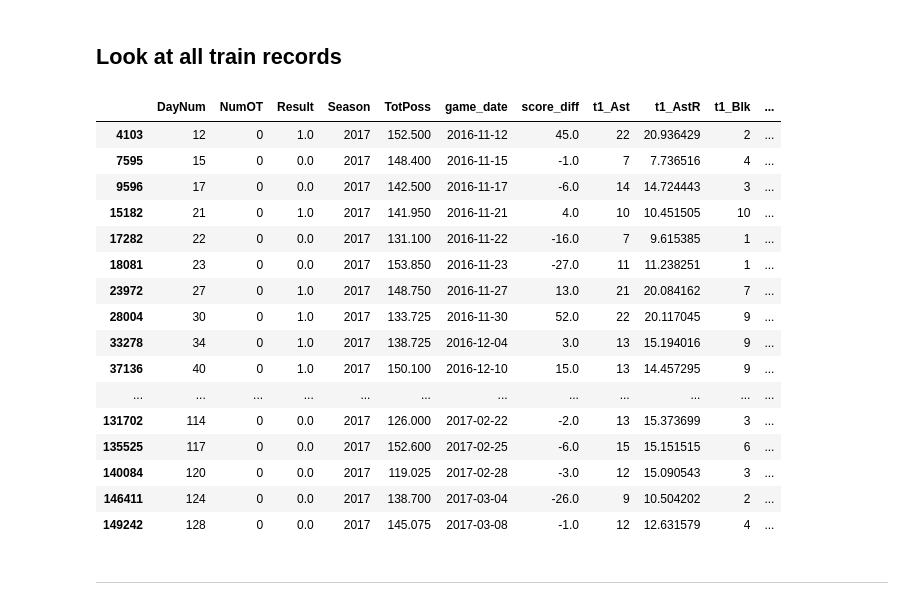
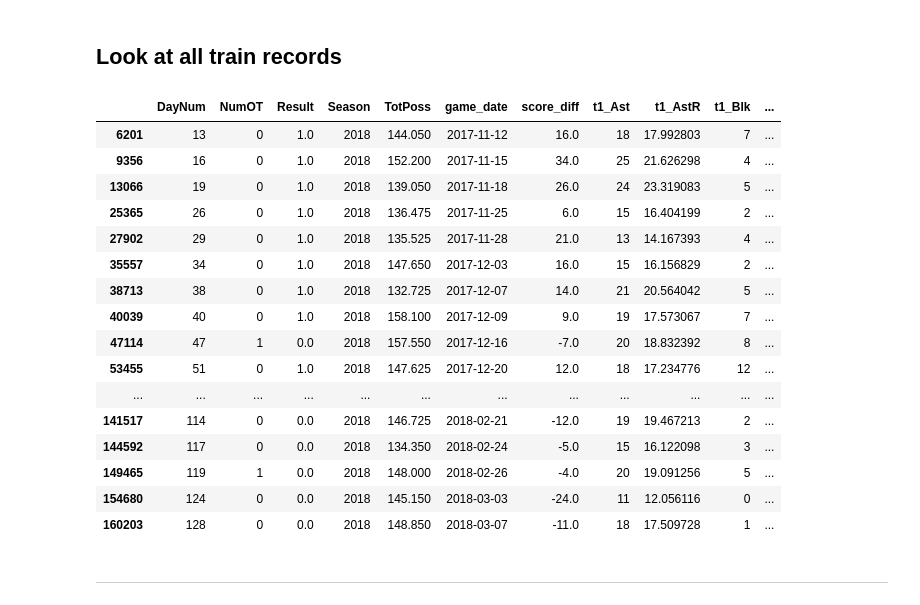
Before and after one commit to jeremypmobley/cbb_data, a Jupyter notebook: Python/cbb_kaggle_2018.ipynb, the cells around one changed output. Cells and saved outputs as stored; diff of their text form; code cells hidden in the pictures.

```diff
--- a/Python/cbb_kaggle_2018.ipynb
+++ b/Python/cbb_kaggle_2018.ipynb
@@ -81,6 +95,11 @@ print(train.shape)
 #### Add in Massey Ordinals
 # %%
 # Read in massey_ordinals file
-massey_ordinals = read_in_file_to_df("MasseyOrdinals")
+#massey_ordinals = read_in_file_to_df("MasseyOrdinals")
+massey_ordinals = read_in_file_to_df("MasseyOrdinals_thruSeason2018_Day128")
+massey_ordinals_18 = read_in_file_to_df("MasseyOrdinals_2018_133_only_43Systems")
 massey_ordinals.columns = ['Season', 'DayNum', 'SystemName', 'TeamID', 'OrdinalRank']
+massey_ordinals_18.columns = ['Season', 'DayNum', 'SystemName', 'TeamID', 'OrdinalRank']
+massey_ordinals = pd.concat([massey_ordinals, massey_ordinals_18])
+print(massey_ordinals.shape)
 # %% [output]
@@ -88,4 +108,0 @@ MasseyOrdinals (3200201, 5)
-# %%
-train = add_in_massey_ordinal_field(train, "SAG", massey_ordinals)
-train = add_in_massey_ordinal_field(train, "MAS", massey_ordinals)
-print(train.shape)
@@ -93,0 +126,5 @@ print(train.shape)
+# %%
+massey_rank_systems = ["WLK", "DOK", "POM", "MOR", "SAG", "WIL", "PGH", "NOL", "KPK", "MAS"]
+# %%
+for rnk_sys in massey_rank_systems:
+    train = add_in_massey_ordinal_field(train, rnk_sys, massey_ordinals)
@@ -94,25 +157,25 @@ print(train.shape)
 # %% [markdown]
 ## Look at all train records
 # %%
-HTML(train[(train['Season']==2017) & (train['t1_TeamID']==1207)].sort_values('DayNum').to_html())
+HTML(train[(train['Season']==2018) & (train['t1_TeamID']==1207)].sort_values('DayNum').to_html())
 # %% [output]
 |  | DayNum | NumOT | Result | Season | TotPoss | game_date | score_diff | t1_Ast | t1_AstR | t1_Blk | ... |
-| 4103 | 12 | 0 | 1.0 | 2017 | 152.500 | 2016-11-12 | 45.0 | 22 | 20.936429 | 2 | ... |
-| 7595 | 15 | 0 | 0.0 | 2017 | 148.400 | 2016-11-15 | -1.0 | 7 | 7.736516 | 4 | ... |
-| 9596 | 17 | 0 | 0.0 | 2017 | 142.500 | 2016-11-17 | -6.0 | 14 | 14.724443 | 3 | ... |
-| 15182 | 21 | 0 | 1.0 | 2017 | 141.950 | 2016-11-21 | 4.0 | 10 | 10.451505 | 10 | ... |
-| 17282 | 22 | 0 | 0.0 | 2017 | 131.100 | 2016-11-22 | -16.0 | 7 | 9.615385 | 1 | ... |
-| 18081 | 23 | 0 | 0.0 | 2017 | 153.850 | 2016-11-23 | -27.0 | 11 | 11.238251 | 1 | ... |
-| 23972 | 27 | 0 | 1.0 | 2017 | 148.750 | 2016-11-27 | 13.0 | 21 | 20.084162 | 7 | ... |
-| 28004 | 30 | 0 | 1.0 | 2017 | 133.725 | 2016-11-30 | 52.0 | 22 | 20.117045 | 9 | ... |
-| 33278 | 34 | 0 | 1.0 | 2017 | 138.725 | 2016-12-04 | 3.0 | 13 | 15.194016 | 9 | ... |
-| 37136 | 40 | 0 | 1.0 | 2017 | 150.100 | 2016-12-10 | 15.0 | 13 | 14.457295 | 9 | ... |
+| 6201 | 13 | 0 | 1.0 | 2018 | 144.050 | 2017-11-12 | 16.0 | 18 | 17.992803 | 7 | ... |
+| 9356 | 16 | 0 | 1.0 | 2018 | 152.200 | 2017-11-15 | 34.0 | 25 | 21.626298 | 4 | ... |
+| 13066 | 19 | 0 | 1.0 | 2018 | 139.050 | 2017-11-18 | 26.0 | 24 | 23.319083 | 5 | ... |
+| 25365 | 26 | 0 | 1.0 | 2018 | 136.475 | 2017-11-25 | 6.0 | 15 | 16.404199 | 2 | ... |
+| 27902 | 29 | 0 | 1.0 | 2018 | 135.525 | 2017-11-28 | 21.0 | 13 | 14.167393 | 4 | ... |
+| 35557 | 34 | 0 | 1.0 | 2018 | 147.650 | 2017-12-03 | 16.0 | 15 | 16.156829 | 2 | ... |
+| 38713 | 38 | 0 | 1.0 | 2018 | 132.725 | 2017-12-07 | 14.0 | 21 | 20.564042 | 5 | ... |
+| 40039 | 40 | 0 | 1.0 | 2018 | 158.100 | 2017-12-09 | 9.0 | 19 | 17.573067 | 7 | ... |
+| 47114 | 47 | 1 | 0.0 | 2018 | 157.550 | 2017-12-16 | -7.0 | 20 | 18.832392 | 8 | ... |
+| 53455 | 51 | 0 | 1.0 | 2018 | 147.625 | 2017-12-20 | 12.0 | 18 | 17.234776 | 12 | ... |
 | ... | ... | ... | ... | ... | ... | ... | ... | ... | ... | ... | ... |
-| 131702 | 114 | 0 | 0.0 | 2017 | 126.000 | 2017-02-22 | -2.0 | 13 | 15.373699 | 3 | ... |
-| 135525 | 117 | 0 | 0.0 | 2017 | 152.600 | 2017-02-25 | -6.0 | 15 | 15.151515 | 6 | ... |
-| 140084 | 120 | 0 | 0.0 | 2017 | 119.025 | 2017-02-28 | -3.0 | 12 | 15.090543 | 3 | ... |
-| 146411 | 124 | 0 | 0.0 | 2017 | 138.700 | 2017-03-04 | -26.0 | 9 | 10.504202 | 2 | ... |
-| 149242 | 128 | 0 | 0.0 | 2017 | 145.075 | 2017-03-08 | -1.0 | 12 | 12.631579 | 4 | ... |
+| 141517 | 114 | 0 | 0.0 | 2018 | 146.725 | 2018-02-21 | -12.0 | 19 | 19.467213 | 2 | ... |
+| 144592 | 117 | 0 | 0.0 | 2018 | 134.350 | 2018-02-24 | -5.0 | 15 | 16.122098 | 3 | ... |
+| 149465 | 119 | 1 | 0.0 | 2018 | 148.000 | 2018-02-26 | -4.0 | 20 | 19.091256 | 5 | ... |
+| 154680 | 124 | 0 | 0.0 | 2018 | 145.150 | 2018-03-03 | -24.0 | 11 | 12.056116 | 0 | ... |
+| 160203 | 128 | 0 | 0.0 | 2018 | 148.850 | 2018-03-07 | -11.0 | 18 | 17.509728 | 1 | ... |
 # %% [markdown]
 ---
 # %% [markdown]
```
Also changed, not shown: parts of 75 cells of this notebook, 1 other file.
